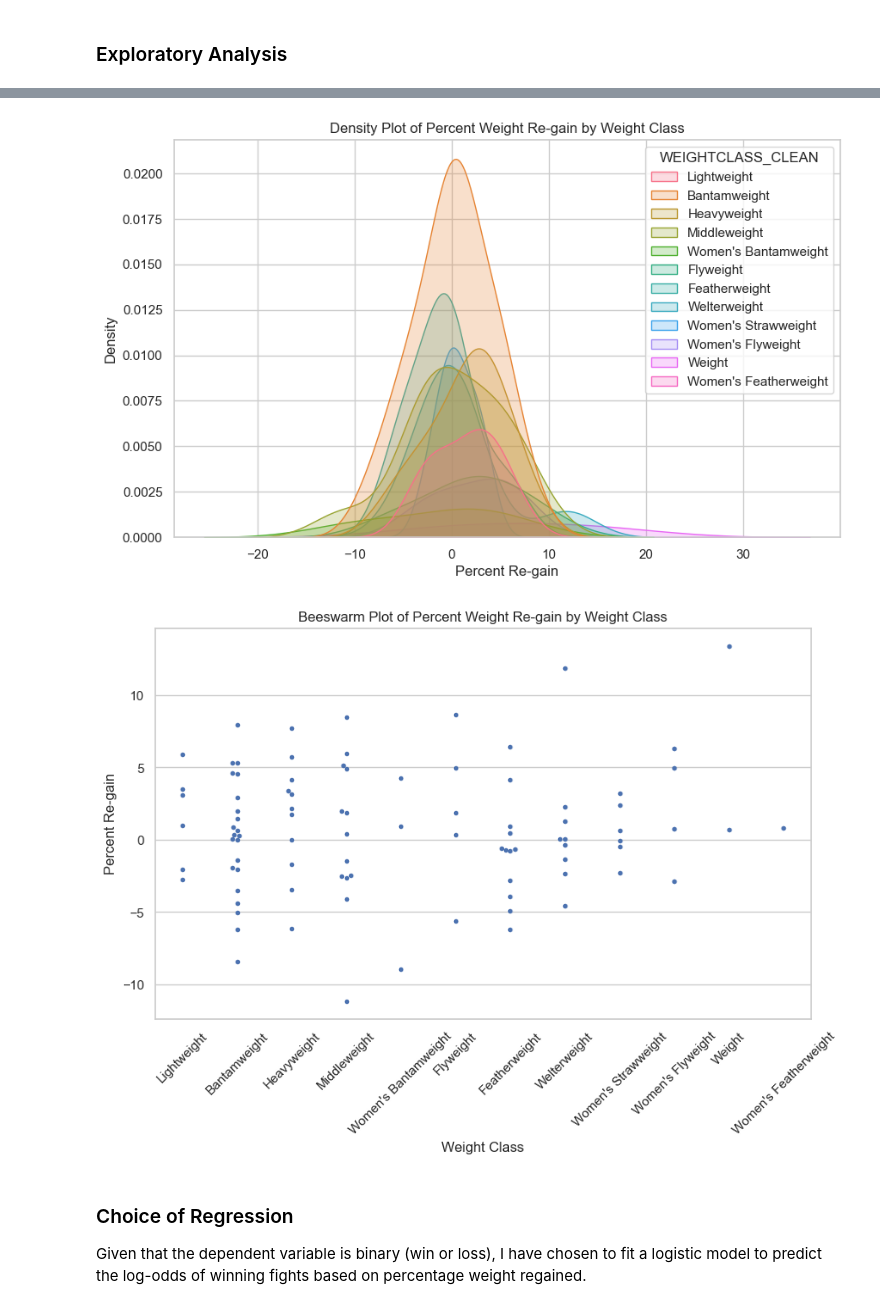
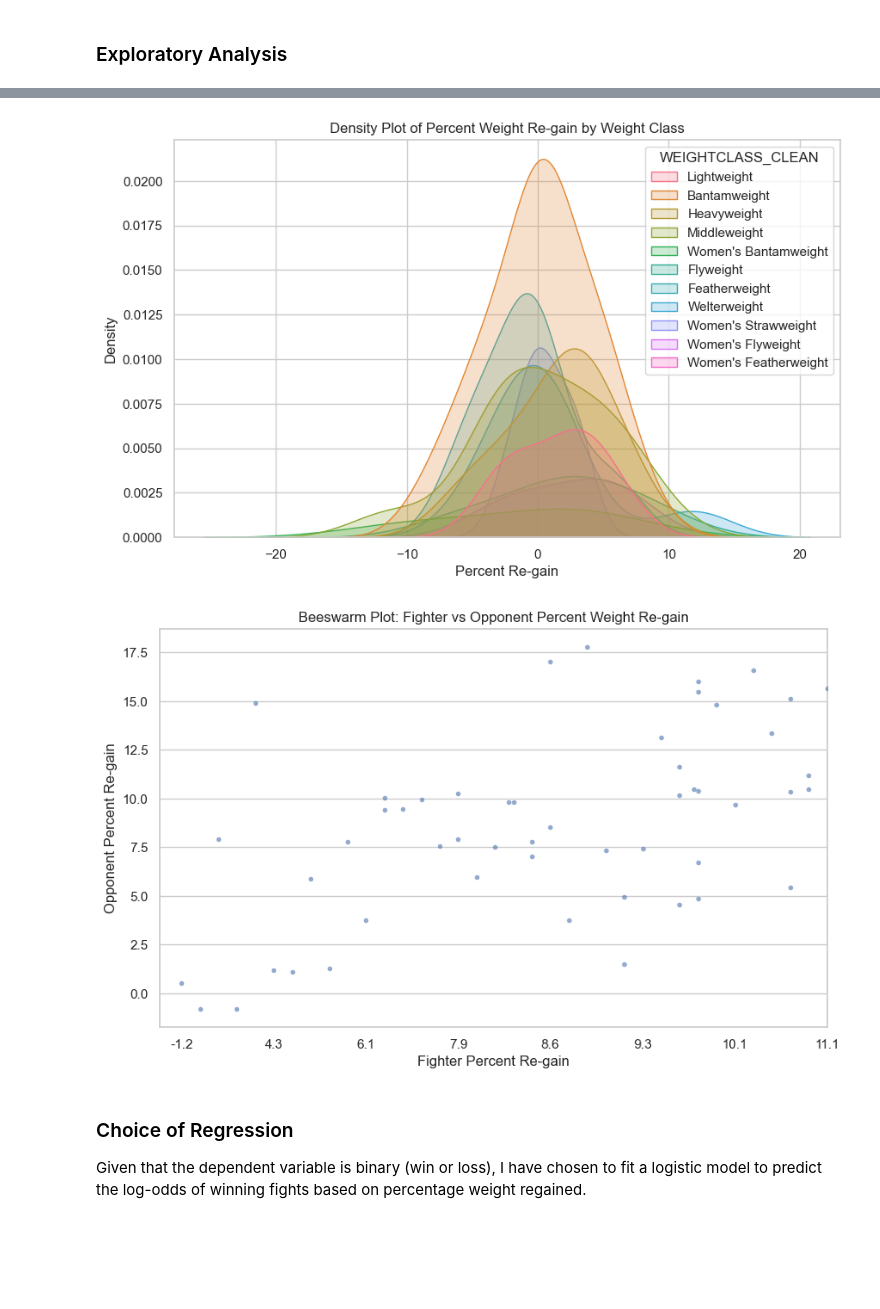
Before and after one commit to cmoser11/UFC, a Jupyter notebook: Weight Analysis/UFC_Weight_Cut.ipynb, the cells around one changed output, grey strips where cells are left out. Drawn from its saved outputs; the diff is of its cells as text; code cells hidden in the pictures; blank space fills up the shorter version.

```diff
--- a/Weight Analysis/UFC_Weight_Cut.ipynb
+++ b/Weight Analysis/UFC_Weight_Cut.ipynb
@@ -347,3 +347,9 @@ df_no_duplicates_clean["ABSOLUTE_REGAIN_DIFF"] = df_no_duplicates_clean["FIGHT N
 
 # New variable to show difference in percentage weight regained (in percentage points)
 df_no_duplicates_clean["PERCENT_REGAIN_DIFF"] = df_no_duplicates_clean["PERCENT_REGAIN"] - df_no_duplicates_clean["OPPONENT_PERCENTAGE_REGAINED"]
+
+
+# Drop rows where WEIGHTCLASS_CLEAN is exactly 'Weight' (this is caused by an error from catch weight bouts)
+df_no_duplicates_clean = df_no_duplicates_clean[df_no_duplicates_clean['WEIGHTCLASS_CLEAN']!= 'Weight']
+
+df_no_duplicates_clean['PERCENT_REGAIN']
@@ -352,6 +371,7 @@ df_no_duplicates_clean["PERCENT_REGAIN_DIFF"] = df_no_duplicates_clean["PERCENT_
 # %%
 import matplotlib.pyplot as plt
 import seaborn as sns
+import matplotlib.ticker as mticker
 
 # -------------------------------
 # Basic settings
@@ -391,13 +411,24 @@ plt.ylabel("Density")
 plt.show()
 
 # -------------------------------
-# 4. Beeswarm plot by Weight Class
+# 4. Beeswarm plot: Fighter vs Opponent Percent Regain
 # -------------------------------
-plt.figure()
-sns.swarmplot(x='WEIGHTCLASS_CLEAN', y='PERCENT_REGAIN_DIFF', data=df_no_duplicates_clean, size=4)
-plt.title("Beeswarm Plot of Percent Weight Re-gain by Weight Class")
-plt.xlabel("Weight Class")
-plt.ylabel("Percent Re-gain")
-plt.xticks(rotation=45)
+df_plot = df_no_duplicates_clean.copy()
+df_plot['PERCENTAGE_REGAINED_ROUND'] = df_plot['PERCENT_REGAIN'].round(1)
+
+sns.swarmplot(
+    x='PERCENTAGE_REGAINED_ROUND',
+    y='OPPONENT_PERCENTAGE_REGAINED',
+    data=df_plot,
+    size=4,
+    alpha=0.6
+)
+
+plt.title("Beeswarm Plot: Fighter vs Opponent Percent Weight Re-gain")
+plt.xlabel("Fighter Percent Re-gain")
+plt.xlim(df_no_duplicates_clean['PERCENT_REGAIN'].min(), df_no_duplicates_clean['PERCENT_REGAIN'].max())
+plt.xticks(ticks=range(0, 36, 5))  # ticks at 0, 5, 10, … 35%
+
+plt.ylabel("Opponent Percent Re-gain")
 plt.show()
 # %% [output]
@@ -406,5 +437,5 @@ plt.show()
-[figure, old version]
+[figure, new version]
-[figure, old version]
+[figure, new version]
 # %% [markdown]
 ### Choice of Regression
 
```
Also changed, not shown: parts of 2 cells of this notebook.
